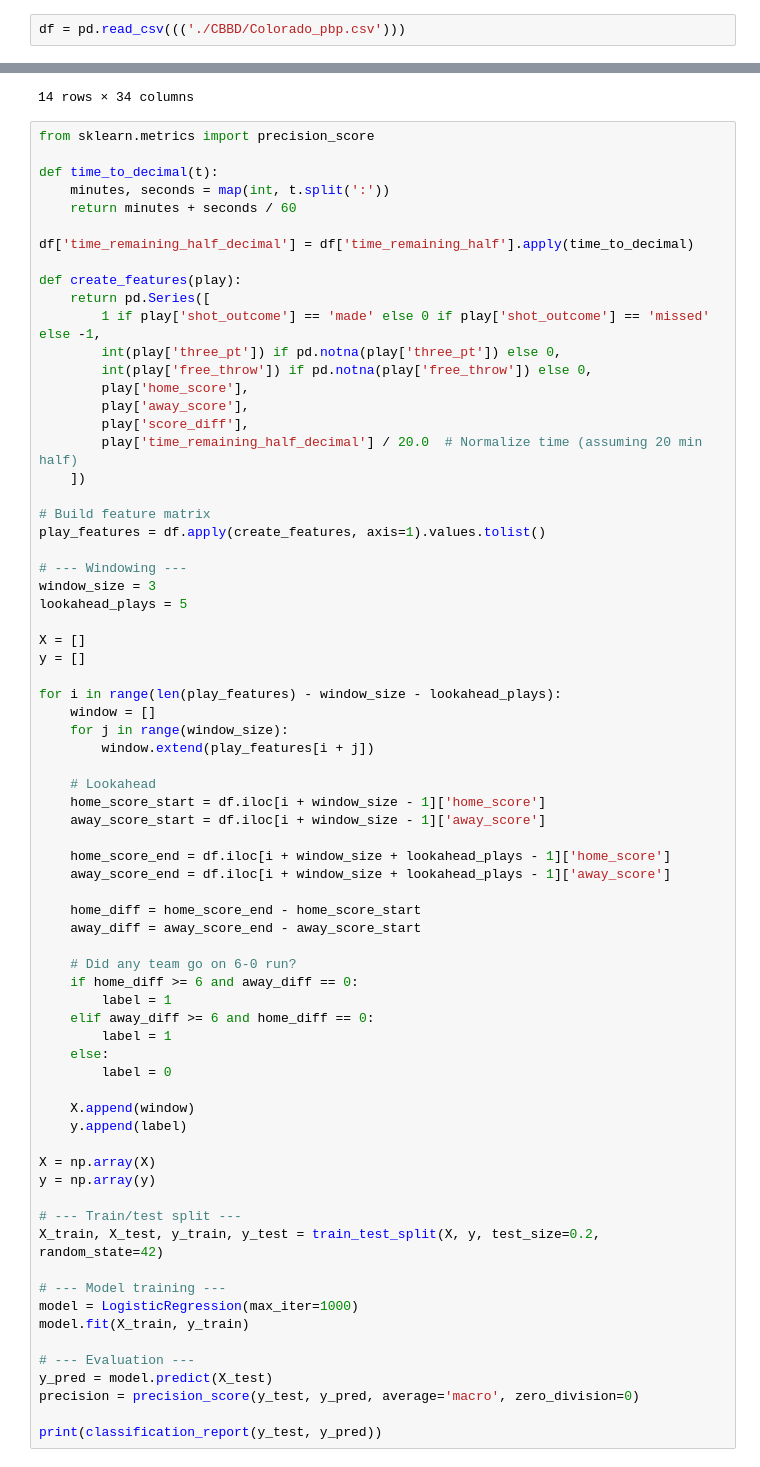
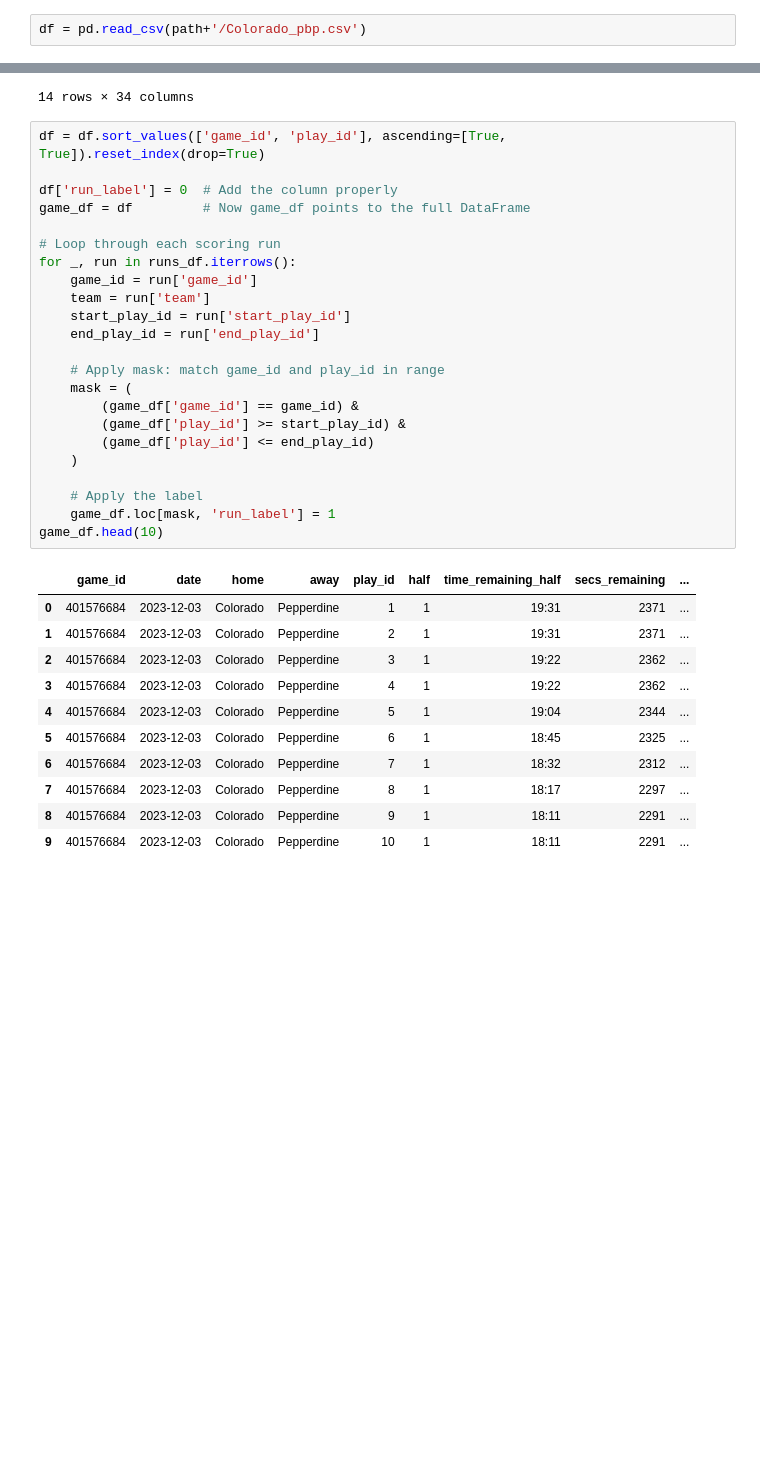
Before and after one commit to AxelVandenHeuvel/MLProject, a Jupyter notebook: importsandsuch.ipynb, the cells around one changed output, grey strips where cells are left out. Cells and saved outputs as stored; diff of their text form; blank space fills up the shorter version.

Commit message:
run_labels

```diff
--- a/importsandsuch.ipynb
+++ b/importsandsuch.ipynb
@@ -15,7 +15,7 @@ print("Path to dataset files:", path)
 Warning: Looks like you're using an outdated `kagglehub` version (installed: 0.3.9), please consider upgrading to the latest version (0.3.12).
 Path to dataset files: C:\Users\Zak\.cache\kagglehub\datasets\robbypeery\college-basketball-pbp-23-24\versions\18
 # %%
-df = pd.read_csv((('./CBBD/Colorado_pbp.csv')))
+df = pd.read_csv(path+'/Colorado_pbp.csv')
 # %%
 print(df.shape)
 df.head(6)
@@ -128,74 +128,37 @@ df[(df['game_id']==401576684) &
 | 55 | 401576684 | 2023-12-03 | Colorado | Pepperdine | 56 | 1 | 12:16 | 1936 | ... |
 14 rows × 34 columns
 # %%
-from sklearn.metrics import precision_score
+df = df.sort_values(['game_id', 'play_id'], ascending=[True, True]).reset_index(drop=True)
 
-def time_to_decimal(t):
-    minutes, seconds = map(int, t.split(':'))
-    return minutes + seconds / 60
+df['run_label'] = 0  # Add the column properly
+game_df = df         # Now game_df points to the full DataFrame
 
-df['time_remaining_half_decimal'] = df['time_remaining_half'].apply(time_to_decimal)
+# Loop through each scoring run
+for _, run in runs_df.iterrows():
+    game_id = run['game_id']
+    team = run['team']
+    start_play_id = run['start_play_id']
+    end_play_id = run['end_play_id']
 
-def create_features(play):
-    return pd.Series([
-        1 if play['shot_outcome'] == 'made' else 0 if play['shot_outcome'] == 'missed' else -1,
-        int(play['three_pt']) if pd.notna(play['three_pt']) else 0,
-        int(play['free_throw']) if pd.notna(play['free_throw']) else 0,
-        play['home_score'],
-        play['away_score'],
-        play['score_diff'],
-        play['time_remaining_half_decimal'] / 20.0  # Normalize time (assuming 20 min half)
-    ])
+    # Apply mask: match game_id and play_id in range
+    mask = (
+        (game_df['game_id'] == game_id) &
+        (game_df['play_id'] >= start_play_id) &
+        (game_df['play_id'] <= end_play_id)
+    )
 
-# Build feature matrix
-play_features = df.apply(create_features, axis=1).values.tolist()
-
-# --- Windowing ---
-window_size = 3
-lookahead_plays = 5
-
-X = []
-y = []
-
-for i in range(len(play_features) - window_size - lookahead_plays):
-    window = []
-    for j in range(window_size):
-        window.extend(play_features[i + j])
-
-    # Lookahead
-    home_score_start = df.iloc[i + window_size - 1]['home_score']
-    away_score_start = df.iloc[i + window_size - 1]['away_score']
-
-    home_score_end = df.iloc[i + window_size + lookahead_plays - 1]['home_score']
-    away_score_end = df.iloc[i + window_size + lookahead_plays - 1]['away_score']
-
-    home_diff = home_score_end - home_score_start
-    away_diff = away_score_end - away_score_start
-
-    # Did any team go on 6-0 run?
-    if home_diff >= 6 and away_diff == 0:
-        label = 1
-    elif away_diff >= 6 and home_diff == 0:
-        label = 1
-    else:
-        label = 0
-
-    X.append(window)
-    y.append(label)
-
-X = np.array(X)
-y = np.array(y)
-
-# --- Train/test split ---
-X_train, X_test, y_train, y_test = train_test_split(X, y, test_size=0.2, random_state=42)
-
-# --- Model training ---
-model = LogisticRegression(max_iter=1000)
-model.fit(X_train, y_train)
-
-# --- Evaluation ---
-y_pred = model.predict(X_test)
-precision = precision_score(y_test, y_pred, average='macro', zero_division=0)
-
-print(classification_report(y_test, y_pred))
+    # Apply the label
+    game_df.loc[mask, 'run_label'] = 1
+game_df.head(10)
 # %% [output]
+|  | game_id | date | home | away | play_id | half | time_remaining_half | secs_remaining | ... |
+| 0 | 401576684 | 2023-12-03 | Colorado | Pepperdine | 1 | 1 | 19:31 | 2371 | ... |
+| 1 | 401576684 | 2023-12-03 | Colorado | Pepperdine | 2 | 1 | 19:31 | 2371 | ... |
+| 2 | 401576684 | 2023-12-03 | Colorado | Pepperdine | 3 | 1 | 19:22 | 2362 | ... |
+| 3 | 401576684 | 2023-12-03 | Colorado | Pepperdine | 4 | 1 | 19:22 | 2362 | ... |
+| 4 | 401576684 | 2023-12-03 | Colorado | Pepperdine | 5 | 1 | 19:04 | 2344 | ... |
+| 5 | 401576684 | 2023-12-03 | Colorado | Pepperdine | 6 | 1 | 18:45 | 2325 | ... |
+| 6 | 401576684 | 2023-12-03 | Colorado | Pepperdine | 7 | 1 | 18:32 | 2312 | ... |
+| 7 | 401576684 | 2023-12-03 | Colorado | Pepperdine | 8 | 1 | 18:17 | 2297 | ... |
+| 8 | 401576684 | 2023-12-03 | Colorado | Pepperdine | 9 | 1 | 18:11 | 2291 | ... |
+| 9 | 401576684 | 2023-12-03 | Colorado | Pepperdine | 10 | 1 | 18:11 | 2291 | ... |
```
Also changed, not shown: parts of 4 cells of this notebook.
